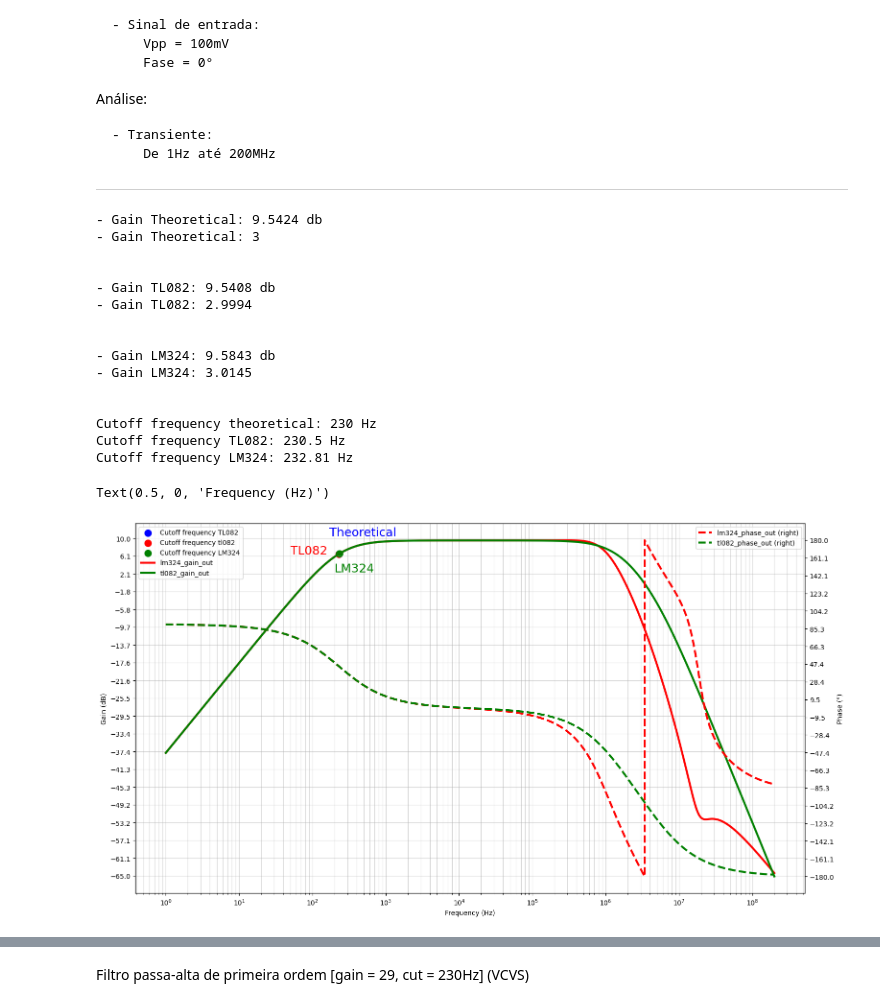
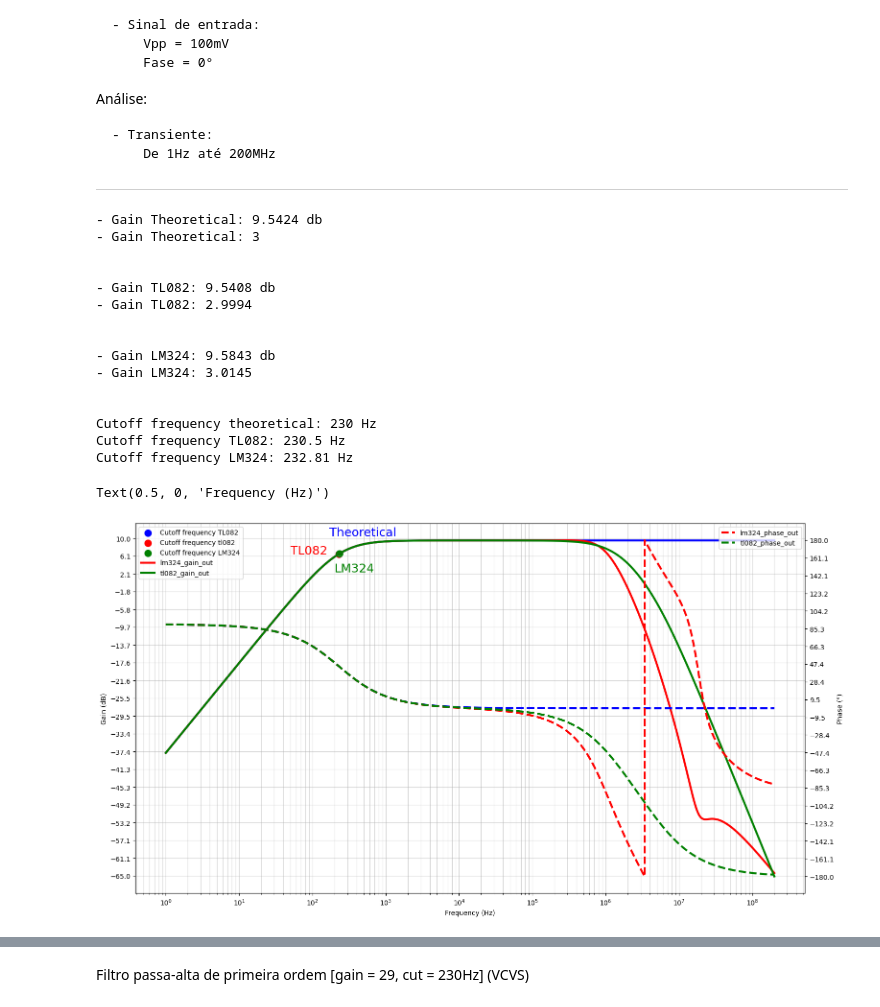
Before and after one commit to JoaoMario109/eletronica-3, a Jupyter notebook: atividade-1/analise1.ipynb, the cells around one changed output, grey strips where cells are left out. Cells and saved outputs as stored; diff of their text form; code cells hidden in the pictures.

Commit message:
Interpolate experiment and plot it comparing with the spice simulation and theoretical analysis

```diff
--- a/atividade-1/analise1.ipynb
+++ b/atividade-1/analise1.ipynb
@@ -54,3 +50,14 @@ def get_cutoff_frequency(df: pd.DataFrame, col: str) -> np.float64:
 
 def get_cutoff_gain(gain: float) -> float:
 	return gain - 3.0
+
+
+def get_n1_high_pass_filter(freq: float, gain: float) -> control.TransferFunction:
+    w0 = (2 * np.pi * freq)
+    '''
+        High pass filter transfer function
+        gain * s / s + w0
+    '''
+    num = [gain, 0]
+    den = [1, w0]
+    return control.TransferFunction(num, den)
@@ -417,6 +416,7 @@ Análise:
 <hr />
 # %%
 doc = pd.DataFrame(pd.read_csv("./analises/1/1.txt", index_col = "frequency"))
+
 
 linear_gain_theoretical = 3
 gain_theoretical = linear_2_log(linear_gain_theoretical)
@@ -426,6 +426,9 @@ gain_lm324 = get_gain(doc, "lm324_gain_out")
 cutoff_frequency_theoretical = 230
 cutoff_frequency_tl082 = get_cutoff_frequency(doc, "tl082_gain_out")
 cutoff_frequency_lm324 = get_cutoff_frequency(doc, "lm324_gain_out")
+
+# Create transfer function of the theoretical behavior
+theoretical_tf = get_n1_high_pass_filter(cutoff_frequency_theoretical, linear_gain_theoretical)
 
 print_param("- Gain Theoretical", gain_theoretical, "db")
 print_param("- Gain Theoretical", linear_gain_theoretical, "")
@@ -441,6 +444,10 @@ print_param("Cutoff frequency TL082", cutoff_frequency_tl082, "Hz")
 print_param("Cutoff frequency LM324", cutoff_frequency_lm324, "Hz")
 
 fig, ax = plt.subplots(figsize = (18, 10))
+
+mag, phase, omega = theoretical_tf.frequency_response(2 * np.pi * doc.index)
+
+freq = omega / (2 * np.pi)
 
 # Plot cutoff frequencies
 # Theoretical
@@ -487,53 +494,69 @@ ax.annotate(
 )
 
 # plot gain
+ax.plot(
+    freq,
+    linear_2_log(mag),
+    color = "b",
+    linewidth = 3.0)
+
 doc.plot(
 	ax = ax,
 	y = ["lm324_gain_out", "tl082_gain_out"],
-	ylabel = "Gain (dB)",
-	yticks = np.round(np.linspace(-65, 10, 20), 1),
 	color = ["r", "g"],
 	lw = 3.0,
 )
-ax.legend(loc="upper left")
 
+# plot phases
 ax2 = ax.twinx()
-# plot phase
+
+ax2.plot(
+    freq,
+    np.rad2deg(np.array(phase)),
+    color = "b",
+    linestyle = "--",
+    linewidth = 3.0
+)
+
 doc.plot(
 	ax = ax2,
 	y = ["lm324_phase_out", "tl082_phase_out"],
-	secondary_y = True,
-	ylabel = "Phase (°)",
-	yticks = np.round(np.linspace(-180, 180, 20), 1),
 	style = ["--", "--"],
 	color = ["r", "g"],
 	lw = 3.0
 )
 
+# general ax configuration
+ax.legend(loc="upper left")
 ax.grid(visible = True, which = "both", axis = "both", alpha = 0.5)
+ax.set_ylabel("Gain (dB)")
+ax.set_yticks(np.round(np.linspace(-65, 10, 20), 1))
+
+ax2.set_ylabel("Phase (°)")
+ax2.set_yticks(np.round(np.linspace(-180, 180, 20), 1))
 
 # configure X axis
 ax.set_xscale('log', base=10)
 ax.xaxis.set_major_locator(LogLocator(base=10.0, numticks=15))
 ax.xaxis.set_minor_locator(LogLocator(
     base=10.0, subs=np.arange(0.1, 1.0, 0.1), numticks=150))
 ax.set_xlabel("Frequency (Hz)")
 # %% [output]
 - Gain Theoretical: 9.5424 db
 - Gain Theoretical: 3
 
 
 - Gain TL082: 9.5408 db
 - Gain TL082: 2.9994
 
 
 - Gain LM324: 9.5843 db
 - Gain LM324: 3.0145
 
 
 Cutoff frequency theoretical: 230 Hz
 Cutoff frequency TL082: 230.5 Hz
 Cutoff frequency LM324: 232.81 Hz
 Text(0.5, 0, 'Frequency (Hz)')
-[figure, old version]
+[figure, new version]
 # %%
```
Also changed, not shown: parts of 6 cells of this notebook, 1 other file.
